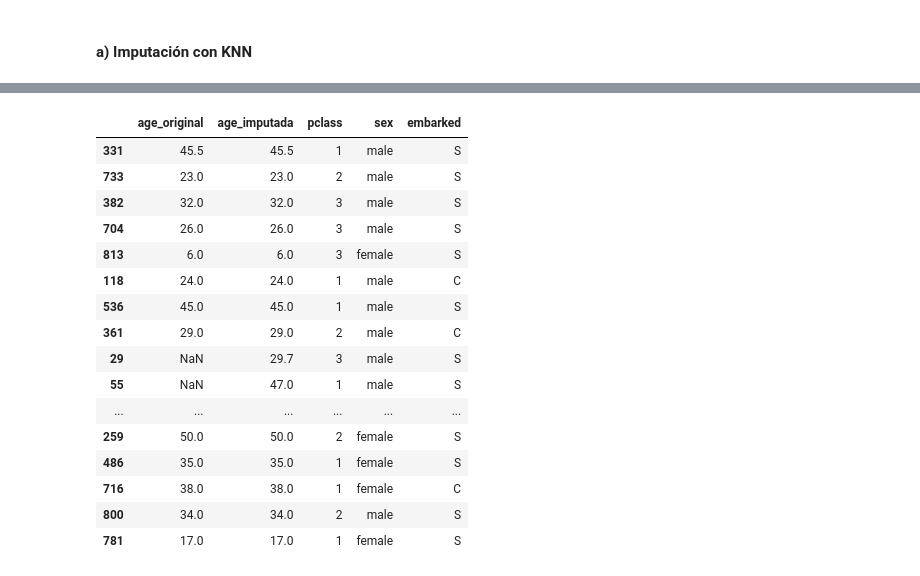
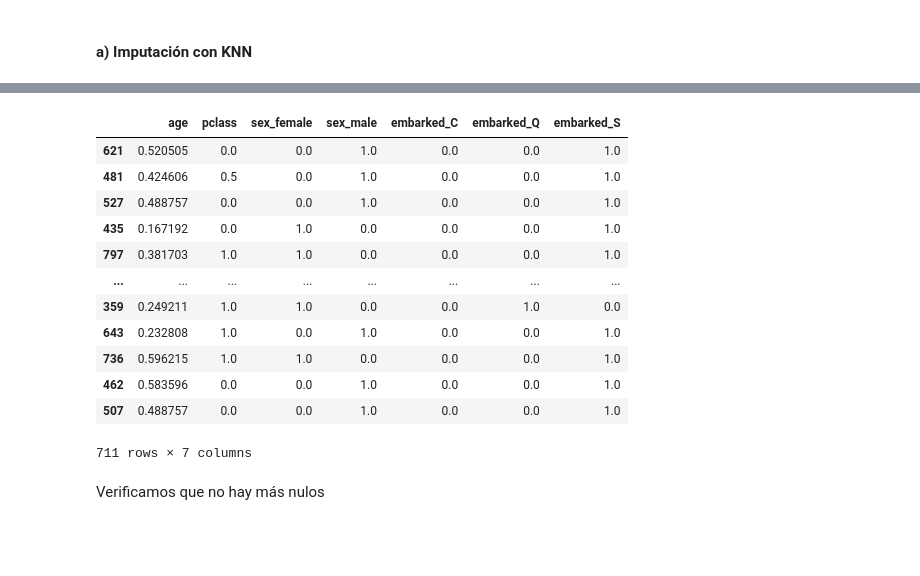
Before and after one commit to FIUBA-Posgrado-Inteligencia-Artificial/CEIA_Analisis_de_datos, a Jupyter notebook: notebooks/clase_05_tratamiento_datos_faltantes_adv.ipynb, the cells around one changed output, grey strips where cells are left out. Drawn from its saved outputs; the diff is of its cells as text; code cells hidden in the pictures; blank space fills up the shorter version.

```diff
--- a/notebooks/clase_05_tratamiento_datos_faltantes_adv.ipynb
+++ b/notebooks/clase_05_tratamiento_datos_faltantes_adv.ipynb
@@ -38,0 +17,5 @@ df.head(10)
+# %%
+# Cargamos el dataset de Titanic de Seaborn
+titanic = sns.load_dataset("titanic")
+# Creo una copia reducida del dataset original para simplificar el ejemplo (dejo un solo feature con faltantes)
+titanic = titanic[['age', 'pclass', 'sex', 'embarked', 'survived']].dropna(subset=['embarked'])
@@ -106,0 +94,20 @@ titanic_2.head()
+# %%
+ohe = OneHotEncoder(sparse_output=False)
+
+# Ajustar y transformar
+X_cat_train_encoded_array = ohe.fit_transform(X_train[['sex', 'embarked']]) # Esto devuelve un array de numpy
+
+# Extraer nombres de columnas nuevas creadas por el encoder
+ohe_col_names = ohe.get_feature_names_out(['sex', 'embarked'])
+
+# Convertir a DataFrame
+X_cat_train_encoded = pd.DataFrame(X_cat_train_encoded_array, columns=ohe_col_names, index=X_train.index)
+
+# Unir con el df original
+X_train_encoded = pd.concat([X_train, X_cat_train_encoded], axis=1)
+
+# Borrar columnas originales
+X_train_encoded = X_train_encoded.drop(columns=['sex', 'embarked'])
+
+# Df final codificado:
+X_train_encoded.head()
@@ -145,23 +183,28 @@ Dataset imputado con KNN (postprocesado):
-# %%
-# miro las observaciones que fueron imputadas
-df_compara = pd.concat([titanic_2['age'], titanic_imputado_knn], axis=1)
-df_compara.columns = ['age_original', 'age_imputada', 'pclass', 'sex', 'embarked']
-df_compara.head(20)
-# %% [output]
-|  | age_original | age_imputada | pclass | sex | embarked |
-| 331 | 45.5 | 45.5 | 1 | male | S |
-| 733 | 23.0 | 23.0 | 2 | male | S |
-| 382 | 32.0 | 32.0 | 3 | male | S |
-| 704 | 26.0 | 26.0 | 3 | male | S |
-| 813 | 6.0 | 6.0 | 3 | female | S |
-| 118 | 24.0 | 24.0 | 1 | male | C |
-| 536 | 45.0 | 45.0 | 1 | male | S |
-| 361 | 29.0 | 29.0 | 2 | male | C |
-| 29 | NaN | 29.7 | 3 | male | S |
-| 55 | NaN | 47.0 | 1 | male | S |
-| ... | ... | ... | ... | ... | ... |
-| 259 | 50.0 | 50.0 | 2 | female | S |
-| 486 | 35.0 | 35.0 | 1 | female | S |
-| 716 | 38.0 | 38.0 | 1 | female | C |
-| 800 | 34.0 | 34.0 | 2 | male | S |
-| 781 | 17.0 | 17.0 | 1 | female | S |
+# %%
+# Definimos el modelo
+knn_imputer = KNNImputer(n_neighbors=5)
+
+# Aplicamos la imputación
+X_train_encoded_scaled_imputed = pd.DataFrame(
+    knn_imputer.fit_transform(X_train_encoded_scaled),
+    columns=X_train_encoded.columns,
+    index=X_train_encoded.index
+)
+
+X_train_encoded_scaled_imputed
+# %% [output]
+|  | age | pclass | sex_female | sex_male | embarked_C | embarked_Q | embarked_S |
+| 621 | 0.520505 | 0.0 | 0.0 | 1.0 | 0.0 | 0.0 | 1.0 |
+| 481 | 0.424606 | 0.5 | 0.0 | 1.0 | 0.0 | 0.0 | 1.0 |
+| 527 | 0.488757 | 0.0 | 0.0 | 1.0 | 0.0 | 0.0 | 1.0 |
+| 435 | 0.167192 | 0.0 | 1.0 | 0.0 | 0.0 | 0.0 | 1.0 |
+| 797 | 0.381703 | 1.0 | 1.0 | 0.0 | 0.0 | 0.0 | 1.0 |
+| ... | ... | ... | ... | ... | ... | ... | ... |
+| 359 | 0.249211 | 1.0 | 1.0 | 0.0 | 0.0 | 1.0 | 0.0 |
+| 643 | 0.232808 | 1.0 | 0.0 | 1.0 | 0.0 | 0.0 | 1.0 |
+| 736 | 0.596215 | 1.0 | 1.0 | 0.0 | 0.0 | 0.0 | 1.0 |
+| 462 | 0.583596 | 0.0 | 0.0 | 1.0 | 0.0 | 0.0 | 1.0 |
+| 507 | 0.488757 | 0.0 | 0.0 | 1.0 | 0.0 | 0.0 | 1.0 |
+711 rows × 7 columns
+# %% [markdown]
+Verificamos que no hay más nulos
```
Also changed, not shown: parts of 36 cells of this notebook.
